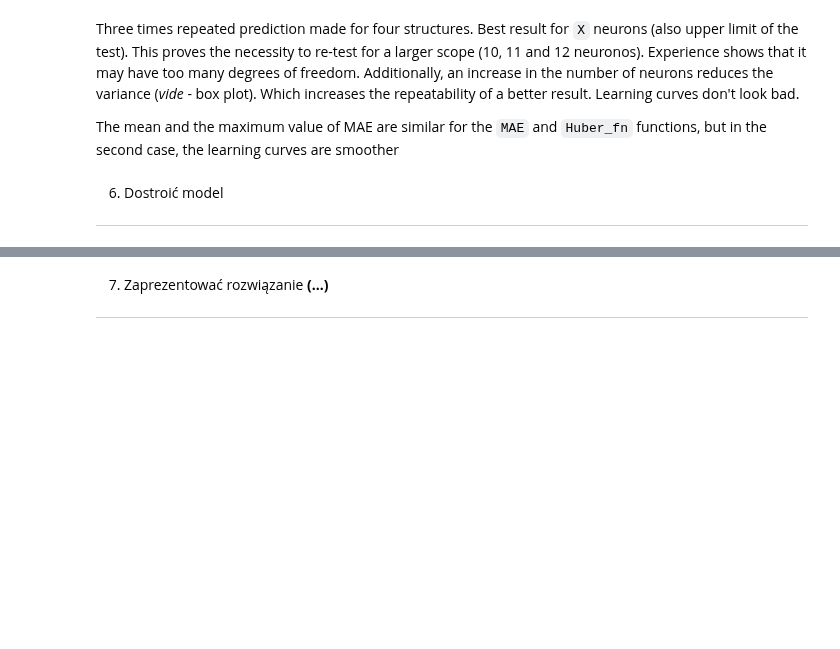
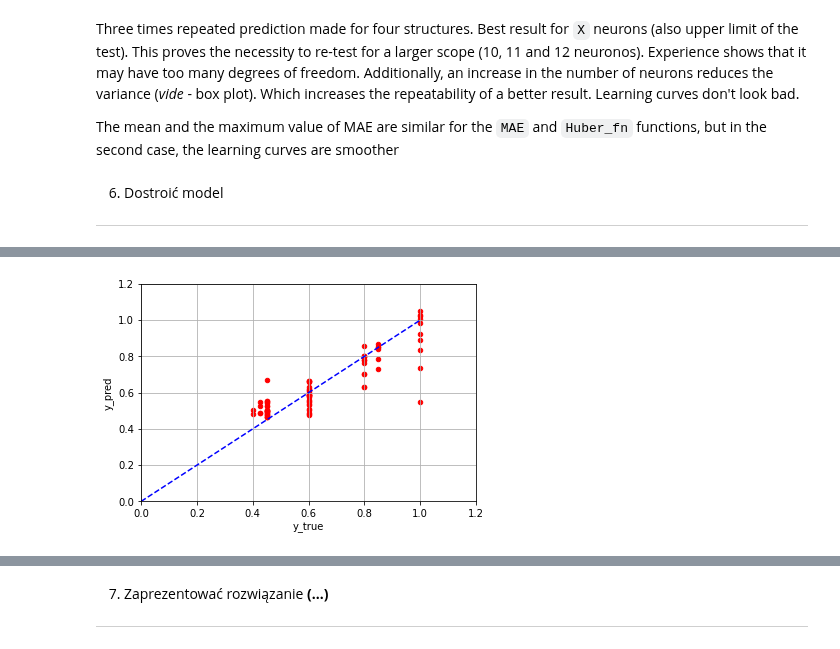
Before and after one commit to d-jus/tf_pipeline, a Jupyter notebook: SSN CRF - p & CRF - m.ipynb, the cells around one changed output, grey strips where cells are left out. Cells and saved outputs as stored; diff of their text form; code cells hidden in the pictures; blank space fills up the shorter version.

```diff
--- a/SSN CRF - p & CRF - m.ipynb
+++ b/SSN CRF - p & CRF - m.ipynb
@@ -993,24 +697,0 @@ import keras_tuner as kt
-# %%
-# need: import keras_tuner as kt
-
-def build_model(hp):
-    n_hidden = hp.Int("n_hidden", min_value=0, max_value=4, default=2)
-    n_neurons = hp.Int("n_neurons", min_value=3, max_value=11)
-    learning_rate = hp.Float("learning_rate", min_value=1e-4, max_value=1e-2,
-                             sampling="log")
-    optimizer = hp.Choice("optimizer", values=["sgd", "adam"])
-
-    optimizer = {
-        'sgd': tf.keras.optimizers.SGD(learning_rate=learning_rate),
-        'adam': tf.keras.optimizers.Adam(learning_rate=learning_rate)
-    }.get(optimizer)
-
-
-    model = tf.keras.Sequential()
-    model.add(tf.keras.layers.Flatten())
-    for _ in range(n_hidden):
-        model.add(tf.keras.layers.Dense(n_neurons, activation="relu"))
-    model.add(tf.keras.layers.Dense(1, activation="relu"))
-    model.compile(loss=huber_fn, optimizer=optimizer,
-                  metrics=["MAE"])
-    return model
@@ -1042,0 +762,13 @@ random_search_tuner.get_best_hyperparameters(num_trials = 3)[0].values
+# %%
+random_search_tuner = kt.RandomSearch(build_model, objective="MSE", max_trials=50, overwrite=True,
+                                    directory="proba_Kerac", project_name="my_SSN_keras", seed=42)
+
+random_search_tuner.search(X_train_str, y_train_str, epochs=500,
+                           validation_data=(X_test_stra, y_test_stra), callbacks=[callbacks])
+
+top3_models = random_search_tuner.get_best_models(num_models=3)
+
+best_model = top3_models[0]
+
+random_search_tuner.get_best_hyperparameters(num_trials=3)
+random_search_tuner.get_best_hyperparameters(num_trials=3)[0].values
@@ -1042,0 +818,8 @@ random_search_tuner.get_best_hyperparameters(num_trials = 3)[0].values
+# %%
+plot_sc_all(
+    scaler,
+    scaler_output,
+    random_search_tuner.get_best_models(num_models=3)[0],
+    data_p,
+    CRFp)
+# %% [output]
@@ -1042,0 +843 @@ random_search_tuner.get_best_hyperparameters(num_trials = 3)[0].values
+[figure, added]
```
Also changed, not shown: parts of 49 cells of this notebook, 2 other files.
